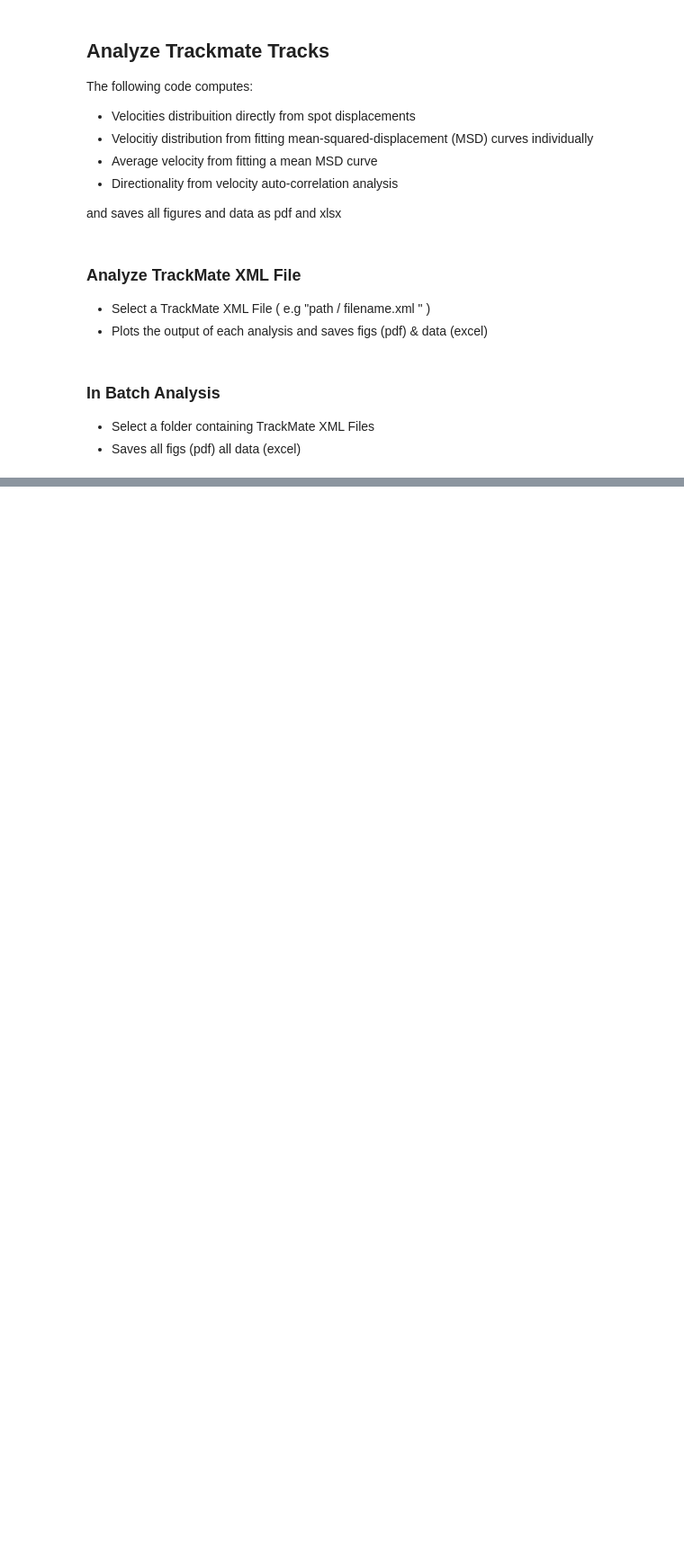
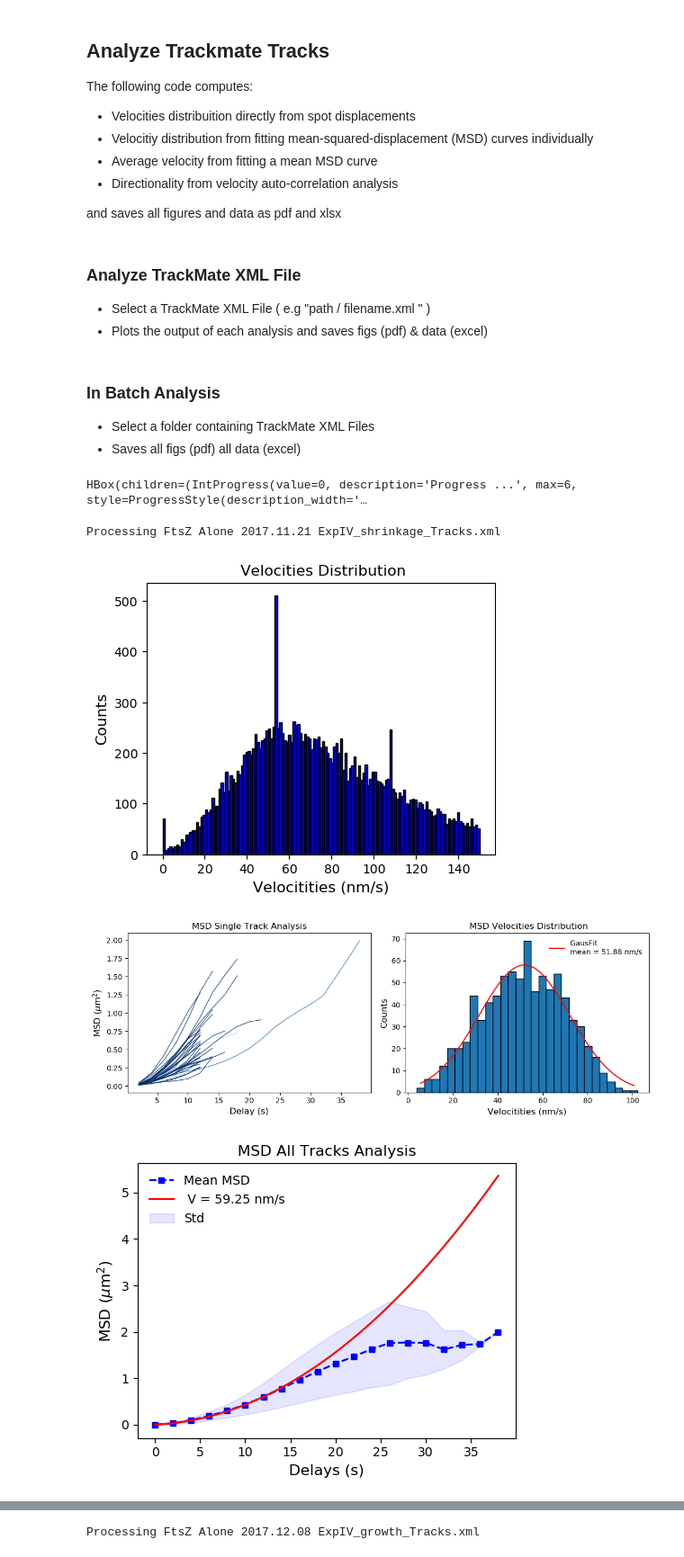
Before and after one commit to paulocaldas/Treadmilling-Speed-Analysis, a Jupyter notebook: tracking_analysis/analyze_tracks.ipynb, the cells around one changed output, grey strips where cells are left out. Shown at 90% size. Saved outputs shown, nothing was run; the diff lists cells and outputs as text; code cells hidden in the pictures; blank space fills up the shorter version.

```diff
--- a/tracking_analysis/analyze_tracks.ipynb
+++ b/tracking_analysis/analyze_tracks.ipynb
@@ -26,0 +25,13 @@ process.analyze_tracks_batch(files_dir, clip = 0.5)
+# %%
+# import modules for analysis
+from analyze_tracks import read, msd, velocity, utils, process
+
+#folder containning xml files to analyze
+files_dir = "C:/Users/pcaldas/Desktop/Data Analysis/Github/examples/"
+process.analyze_tracks_batch(files_dir, clip = 0.5)
+# %% [output]
+HBox(children=(IntProgress(value=0, description='Progress ...', max=6, style=ProgressStyle(description_width='…
+Processing FtsZ Alone 2017.11.21 ExpIV_shrinkage_Tracks.xml
+[figure, added]
+[figure, added]
+[figure, added]
@@ -26,0 +39 @@ process.analyze_tracks_batch(files_dir, clip = 0.5)
+Processing FtsZ Alone 2017.12.08 ExpIV_growth_Tracks.xml
```
Also changed, not shown: parts of 3 cells of this notebook, 4 other files.
